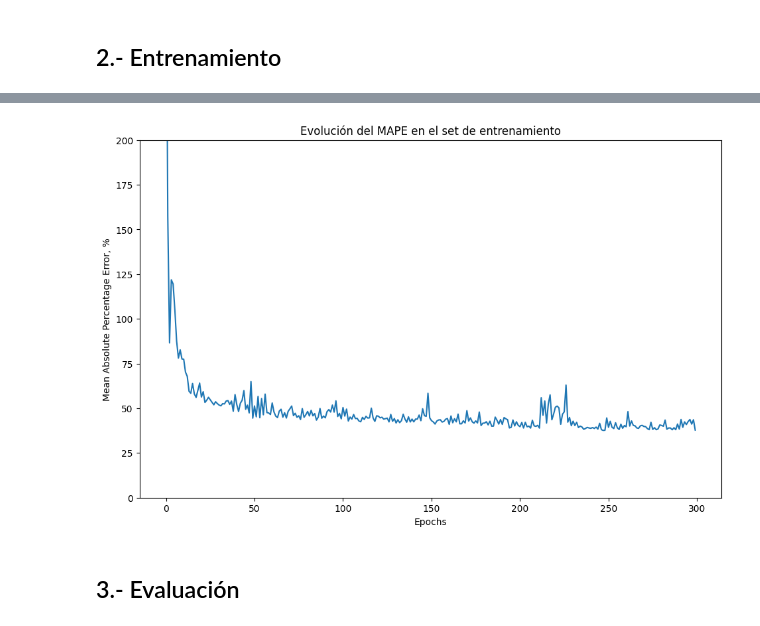
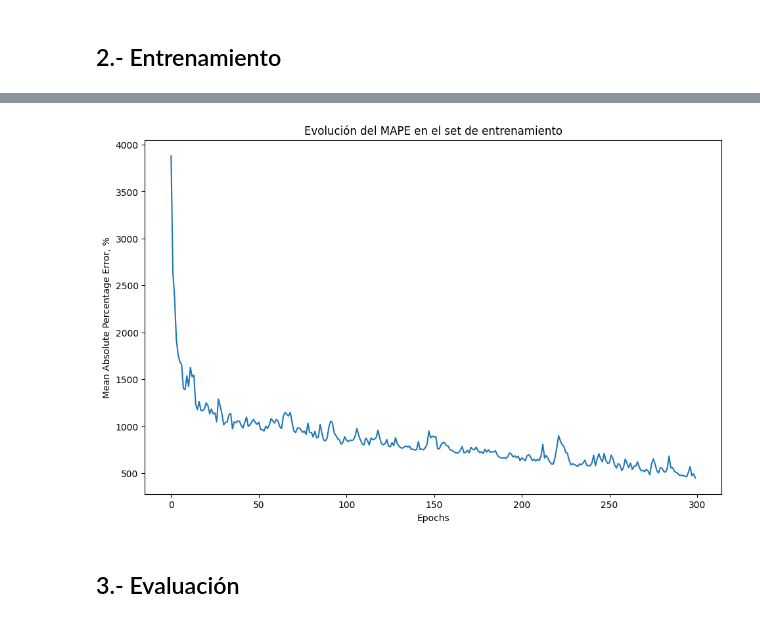
Before and after one commit to Fran-GS-96/Presentacion_NLHPC, a Jupyter notebook: Presentacion_NLHPC.ipynb, the cells around one changed output, grey strips where cells are left out. Drawn from its saved outputs; the diff is of its cells as text; code cells hidden in the pictures.

Commit message:
agregando mas caracteristicas a la red lstm

```diff
--- a/Presentacion_NLHPC.ipynb
+++ b/Presentacion_NLHPC.ipynb
@@ -87,3 +71,27 @@ df_predictores
 1704 rows × 11 columns
 # %%
 met_col = ['Presion','Temperatura','HR','RapViento','DoY','DoW']
+
+for col in met_col:
+    if col == 'DoY' or col == 'DoW':
+        df_predictores[col+'_forecast'] = df_predictores[col].shift(-1)
+    else:
+        df_predictores[col+'_forecast'] = df_predictores[col].shift(-1)*np.random.randint(90,110, df_predictores[col].shape)/100
+
+df_target = c_df_mean['PM25']
+df_target = df_target.shift(-1)
+
+df_target.drop(df_target.index[-1], inplace = True)
+df_predictores.drop(c_df_mean.index[-1], inplace = True)
+
+df_ml_predictores = df_predictores.loc['2018':'2021']
+df_ml_target = df_target.loc['2018':'2021']
+
+df_ml_predictores.to_csv('Ejercicios/df_ml_predictores.csv')
+df_ml_target.to_csv('Ejercicios/df_ml_target.csv')
+
+df_2022_predictores = df_predictores.loc['2022-01-01':'2022-08-30']
+df_2022_target = df_target.loc['2022-01-01':'2022-08-30']
+
+df_2022_predictores.to_csv('Ejercicios/df_2022_predictores.csv')
+df_2022_target.to_csv('Ejercicios/df_2022_target.csv')
@@ -266,7 +259,7 @@ def reshape_for_lstm(data, timesteps, features):
 #    array_lstm = np.delete(array_lstm, -(np.array(range(n_steps-1))+1), axis = 0)
 #    return array_lstm
 # %%
-n_steps = 4
+n_steps = 3
 
 predictores_lstm = reshape_for_lstm(df_ml_predictores.values,n_steps,df_ml_predictores.shape[1])
 
@@ -281,11 +274,19 @@ X_train_lstm, X_test_lstm, Y_train_lstm, Y_test_lstm = train_test_split(predicto
 model_LSTM = tf.keras.models.Sequential()
 
 
+model_LSTM.add(Conv1D(filters=128, kernel_size=3, activation= tf.keras.activations.relu, input_shape=(X_train_lstm.shape[1],X_train_lstm.shape[2])))
+model_LSTM.add(LSTM(128, activation = tf.keras.activations.relu, return_sequences=True))
+model_LSTM.add(LSTM(64, activation = tf.keras.activations.relu, return_sequences=True))
+model_LSTM.add(LSTM(32, activation = tf.keras.activations.relu))
+#model_LSTM.add(Attention())
+#model_LSTM.add(LSTM(32,input_shape=(X_train_lstm.shape[1],X_train_lstm.shape[2]), activation = tf.keras.activations.relu))#,return_sequences=True))
 
-model_LSTM.add(tf.keras.layers.LSTM(50,input_shape=(X_train_lstm.shape[1],X_train_lstm.shape[2]), activation = tf.keras.activations.relu))
 #model_LSTM.add(Dropout(0.2))
-
-model_LSTM.add(tf.keras.layers.Dense(1, activation = tf.keras.activations.linear))
+#model_LSTM.add(LSTM(16))
+#model_LSTM.add(Dropout(0.2))
+#model_LSTM.add(LSTM(16,return_sequences=True))
+model_LSTM.add(Dense(32, activation = tf.keras.activations.linear))
+model_LSTM.add(Dense(1, activation = tf.keras.activations.linear))
 
 model_LSTM.compile(optimizer = 'adam',
                    loss = 'mean_squared_error',
@@ -331,14 +336,15 @@ Epoch 300/300
 # %%
 fig = plt.figure(figsize = (7*(1+np.sqrt(5))/2,7))
-plt.plot(lstm_fit.history['mean_absolute_percentage_error'])
+#plt.plot(lstm_fit.history['mean_absolute_percentage_error'])
+plt.plot(lstm_fit.history['mean_squared_error'])
 plt.xlabel('Epochs')
 plt.ylabel('Mean Absolute Percentage Error, %')
 plt.title('Evolución del MAPE en el set de entrenamiento')
 #plt.yscale('log')
-plt.ylim([0,200])
+#plt.ylim([0,200])
 plt.show()
 # %% [output]
-[figure, old version]
+[figure, new version]
 # %%
 #lstm_fit.history['mean_absolute_percentage_error'][-1]
 # %% [markdown]
```
Also changed, not shown: parts of 28 cells of this notebook, 2 other files.
